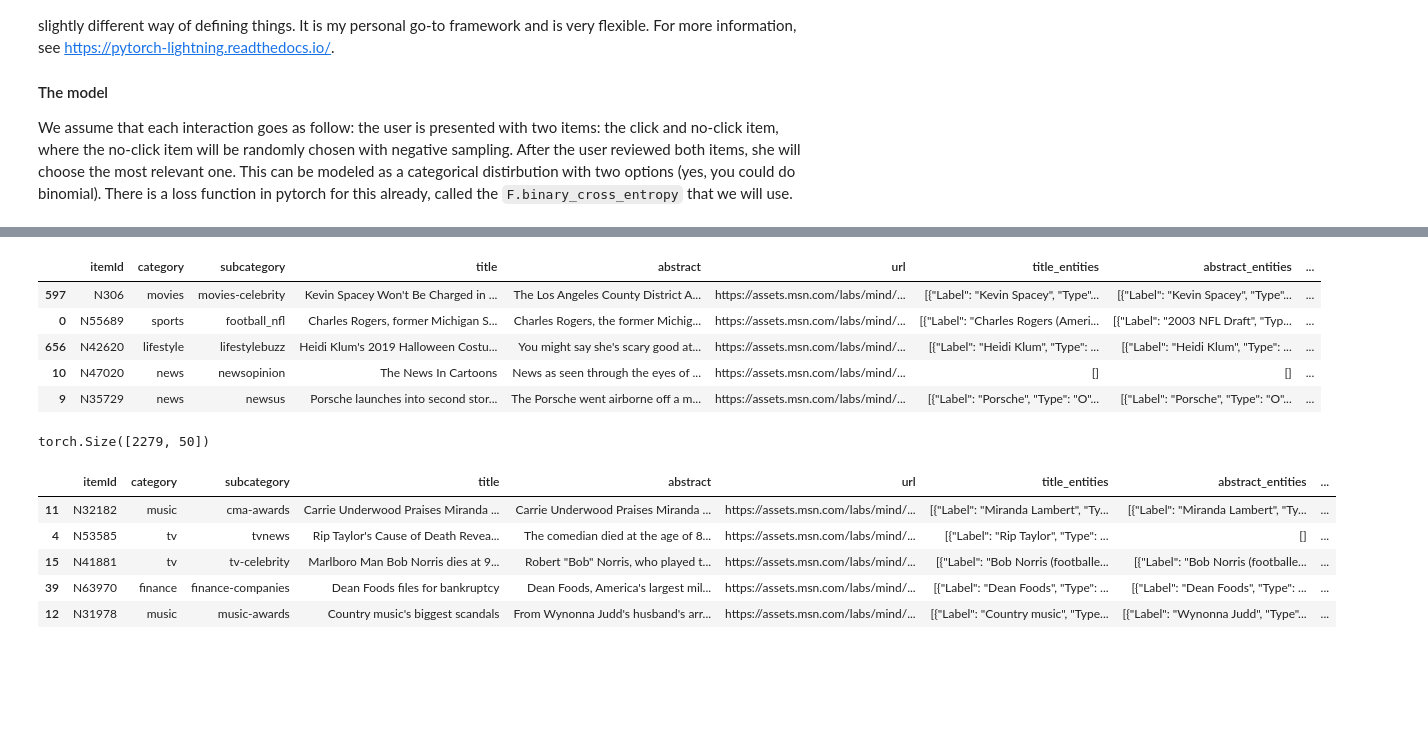
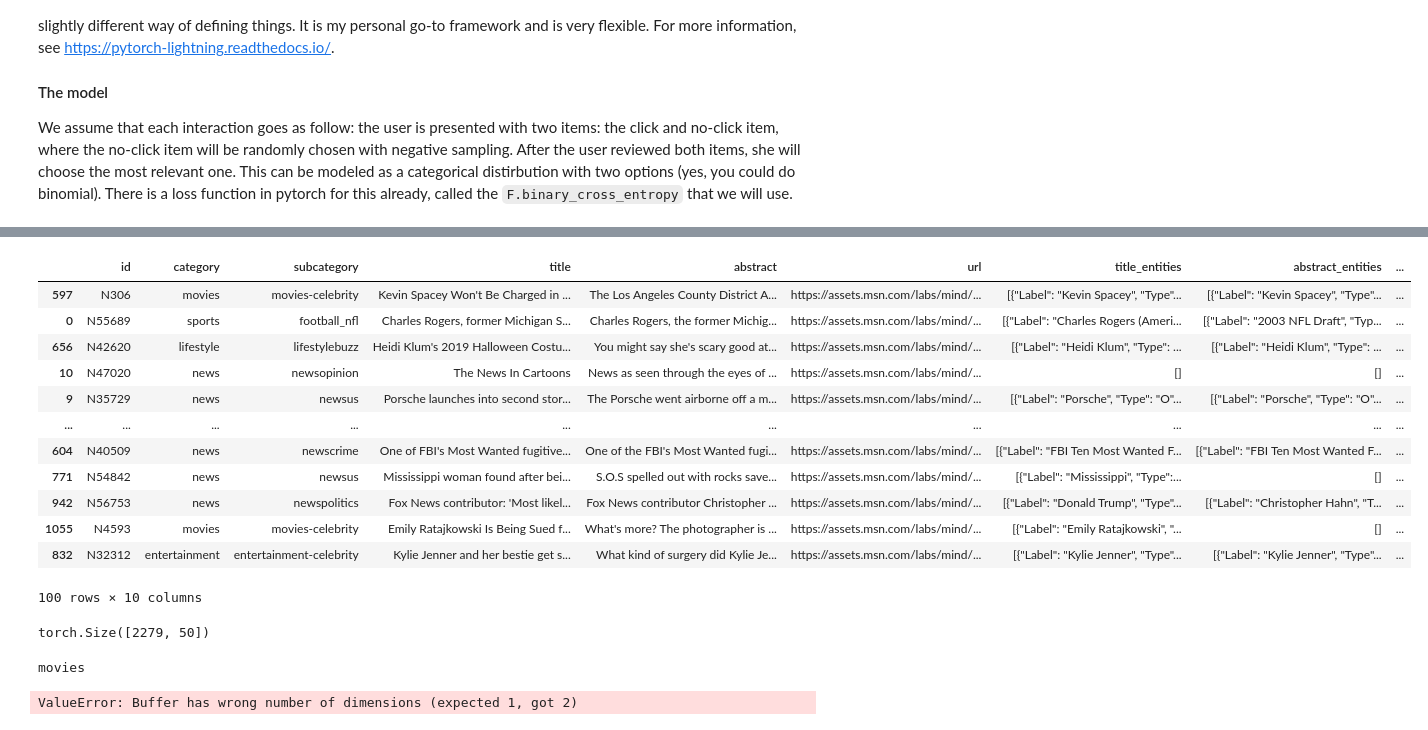
Before and after one commit to yvesaur/recome, a Jupyter notebook: server/data/recome_news.ipynb, the cells around one changed output, grey strips where cells are left out. Drawn from its saved outputs; the diff is of its cells as text; code cells hidden in the pictures; blank space fills up the shorter version.

```diff
--- a/server/data/recome_news.ipynb
+++ b/server/data/recome_news.ipynb
@@ -74,6 +202,6 @@ The dataset after pre-processing consist of 1162402 number of interactions.
 # Cold start problem
 Still after doing our pre-processing and adding the <b>click_history</b> to the <b>click column</b>, we can see that a large number of items does not have sufficent amount of clicks. This can be thought of as a <u>cold start problem</u>. To adjust for this we will remove items from the raw_behaviour that falls under the min_click_cutoff.
 # %%
-min_click_cutoff = 100
+min_click_cutoff = 0
 print(f'Number of items that have less than {min_click_cutoff} clicks make up',np.round(np.mean(raw_behaviour.groupby("click").size() < min_click_cutoff)*100,3),'% of the total, and these will be removed.')
 # %% [output]
@@ -81,6 +209,6 @@ Number of items that have less than 100 clicks make up 93.852 % of the total, an
 # %%
 # remove items with less clicks than min_click_cutoff
-raw_behaviour = raw_behaviour[raw_behaviour.groupby("click")["userId"].transform('size') >= min_click_cutoff].reset_index(drop=True)
+raw_behaviour = raw_behaviour[raw_behaviour.groupby("click")["userid"].transform('size') >= min_click_cutoff].reset_index(drop=True)
 # Get a set with all the unique items
 click_set = set(raw_behaviour['click'].unique())
 
@@ -91,10 +219,10 @@ raw_behaviour['noclicks'] = raw_behaviour['noclicks'].apply(lambda impressions:
 In this preprocessing we have processed behaviour data, article data and user data. The main component is <b>behaviour</b>, and for collaborative filtering purposes this is all we need. However, if we want to utilize content data on the news items some additional preprocessing on the news dataframe must be applied.
 # %%
 ## Select the columns that we now want to use for further analysis
-behaviour = raw_behaviour[['epochhrs','userId','click','noclicks']].copy()
+behaviour = raw_behaviour[['epochhrs','userid','click','noclicks']].copy()
 
 print('Number of interactions in the behaviour dataset:', behaviour.shape[0])
-print('Number of users in the behaviour dataset:', behaviour.userId.nunique())
+print('Number of users in the behaviour dataset:', behaviour.userid.nunique())
 print('Number of articles in the behaviour dataset:', behaviour.click.nunique())
 
 behaviour.head()
@@ -134,17 +262,17 @@ train['click'] = train['click'].map(lambda item: item2ind.get(item, 0))
 
 ## Indexize users
 # Allocate a unique index for each user, but let the zeroth index be a UNK index:
-ind2user = {idx +1: userid for idx, userid in enumerate(train['userId'].unique())}
+ind2user = {idx +1: userid for idx, userid in enumerate(train['userid'].unique())}
 user2ind = {userid : idx for idx, userid in ind2user.items()}
 
 # Create a new column with userIdx:
-train['userIdx'] = train['userId'].map(lambda x: user2ind.get(x,0))
+train['userIdx'] = train['userid'].map(lambda x: user2ind.get(x,0))
 
 # Repeat for validation
 valid =  behaviour[behaviour['epochhrs']>= test_time_th].copy()
 valid["click"] = valid["click"].map(lambda item: item2ind.get(item, 0))
 valid["noclicks"] = valid["noclicks"].map(lambda list_of_items: [item2ind.get(l, 0) for l in list_of_items])
-valid["userIdx"] = valid["userId"].map(lambda x: user2ind.get(x,0))
+valid["userIdx"] = valid["userid"].map(lambda x: user2ind.get(x,0))
 # %%
 valid
 # %% [output]
@@ -253,19 +400,28 @@ mf_model = NewsMF.load_from_checkpoint(checkpoint_path="model_news.ckpt", num_us
 # %%
 ## Add more information to the article data
 # The item index
-news["ind"] = news["itemId"].map(item2ind)
+news["ind"] = news["id"].map(item2ind)
 news = news.sort_values("ind").reset_index(drop=True)
 # Number of clicks in training data per article, investigate the cold start issue
 news["n_click_training"] = news["ind"].map(dict(Counter(train.click)))
 # 5 most clicked articles
-news.sort_values("n_click_training",ascending=False).head()
+# news.sort_values("n_click_training",ascending=False).head()
+trendingnews = news.sort_values("n_click_training",ascending=False)
+trendingnews.head(100)
 # %% [output]
-|  | itemId | category | subcategory | title | abstract | url | title_entities | abstract_entities | ... |
+|  | id | category | subcategory | title | abstract | url | title_entities | abstract_entities | ... |
 | 597 | N306 | movies | movies-celebrity | Kevin Spacey Won't Be Charged in ... | The Los Angeles County District A... | https://assets.msn.com/labs/mind/... | [{"Label": "Kevin Spacey", "Type"... | [{"Label": "Kevin Spacey", "Type"... | ... |
 | 0 | N55689 | sports | football_nfl | Charles Rogers, former Michigan S... | Charles Rogers, the former Michig... | https://assets.msn.com/labs/mind/... | [{"Label": "Charles Rogers (Ameri... | [{"Label": "2003 NFL Draft", "Typ... | ... |
 | 656 | N42620 | lifestyle | lifestylebuzz | Heidi Klum's 2019 Halloween Costu... | You might say she's scary good at... | https://assets.msn.com/labs/mind/... | [{"Label": "Heidi Klum", "Type": ... | [{"Label": "Heidi Klum", "Type": ... | ... |
 | 10 | N47020 | news | newsopinion | The News In Cartoons | News as seen through the eyes of ... | https://assets.msn.com/labs/mind/... | [] | [] | ... |
 | 9 | N35729 | news | newsus | Porsche launches into second stor... | The Porsche went airborne off a m... | https://assets.msn.com/labs/mind/... | [{"Label": "Porsche", "Type": "O"... | [{"Label": "Porsche", "Type": "O"... | ... |
+| ... | ... | ... | ... | ... | ... | ... | ... | ... | ... |
+| 604 | N40509 | news | newscrime | One of FBI's Most Wanted fugitive... | One of the FBI's Most Wanted fugi... | https://assets.msn.com/labs/mind/... | [{"Label": "FBI Ten Most Wanted F... | [{"Label": "FBI Ten Most Wanted F... | ... |
+| 771 | N54842 | news | newsus | Mississippi woman found after bei... | S.O.S spelled out with rocks save... | https://assets.msn.com/labs/mind/... | [{"Label": "Mississippi", "Type":... | [] | ... |
+| 942 | N56753 | news | newspolitics | Fox News contributor: 'Most likel... | Fox News contributor Christopher ... | https://assets.msn.com/labs/mind/... | [{"Label": "Donald Trump", "Type"... | [{"Label": "Christopher Hahn", "T... | ... |
+| 1055 | N4593 | movies | movies-celebrity | Emily Ratajkowski Is Being Sued f... | What's more? The photographer is ... | https://assets.msn.com/labs/mind/... | [{"Label": "Emily Ratajkowski", "... | [] | ... |
+| 832 | N32312 | entertainment | entertainment-celebrity | Kylie Jenner and her bestie get s... | What kind of surgery did Kylie Je... | https://assets.msn.com/labs/mind/... | [{"Label": "Kylie Jenner", "Type"... | [{"Label": "Kylie Jenner", "Type"... | ... |
+100 rows × 10 columns
 # %%
 # store the learned item embedding into a seperate tensor
 itememb = mf_model.itememb.weight.detach()
@@ -277,15 +433,18 @@ torch.Size([2279, 50])
 ## some examples N13259, N16636, N10272
 ## Can you find some examples that does not work good? Why?
 
-ind = item2ind.get("N10272")
+ind = item2ind.get("N55528")
+SelectedNews = news[news['id'] == "N306"].category.values[0]
+print(SelectedNews)
 # This calculates the cosine similarity and outputs the 10 most similar articles w.r.t to ind in descending order
-similarity = torch.nn.functional.cosine_similarity(itememb[ind], itememb, dim=0)
-most_sim = news[~news.ind.isna()].iloc[(similarity.argsort(descending=True).numpy()-1)]
-most_sim.head()
+similarity = torch.nn.functional.cosine_similarity( itememb[ind], itememb, dim=0)
+# y_true = similarity.argsort(descending=False)-1
+# print(similarity)
+# print(y_true)
+most_sim = news[~news.ind.isna()].iloc[( similarity.argsort(descending=True).numpy()-1)]
+
+most_sim = most_sim[most_sim['category'] == SelectedNews]
+most_sim.head(100)
 # %% [output]
-|  | itemId | category | subcategory | title | abstract | url | title_entities | abstract_entities | ... |
-| 11 | N32182 | music | cma-awards | Carrie Underwood Praises Miranda ... | Carrie Underwood Praises Miranda ... | https://assets.msn.com/labs/mind/... | [{"Label": "Miranda Lambert", "Ty... | [{"Label": "Miranda Lambert", "Ty... | ... |
-| 4 | N53585 | tv | tvnews | Rip Taylor's Cause of Death Revea... | The comedian died at the age of 8... | https://assets.msn.com/labs/mind/... | [{"Label": "Rip Taylor", "Type": ... | [] | ... |
-| 15 | N41881 | tv | tv-celebrity | Marlboro Man Bob Norris dies at 9... | Robert "Bob" Norris, who played t... | https://assets.msn.com/labs/mind/... | [{"Label": "Bob Norris (footballe... | [{"Label": "Bob Norris (footballe... | ... |
-| 39 | N63970 | finance | finance-companies | Dean Foods files for bankruptcy | Dean Foods, America's largest mil... | https://assets.msn.com/labs/mind/... | [{"Label": "Dean Foods", "Type": ... | [{"Label": "Dean Foods", "Type": ... | ... |
-| 12 | N31978 | music | music-awards | Country music's biggest scandals | From Wynonna Judd's husband's arr... | https://assets.msn.com/labs/mind/... | [{"Label": "Country music", "Type... | [{"Label": "Wynonna Judd", "Type"... | ... |
+movies
+ValueError: Buffer has wrong number of dimensions (expected 1, got 2)
```
Also changed, not shown: parts of 12 cells of this notebook, 36 other files.
